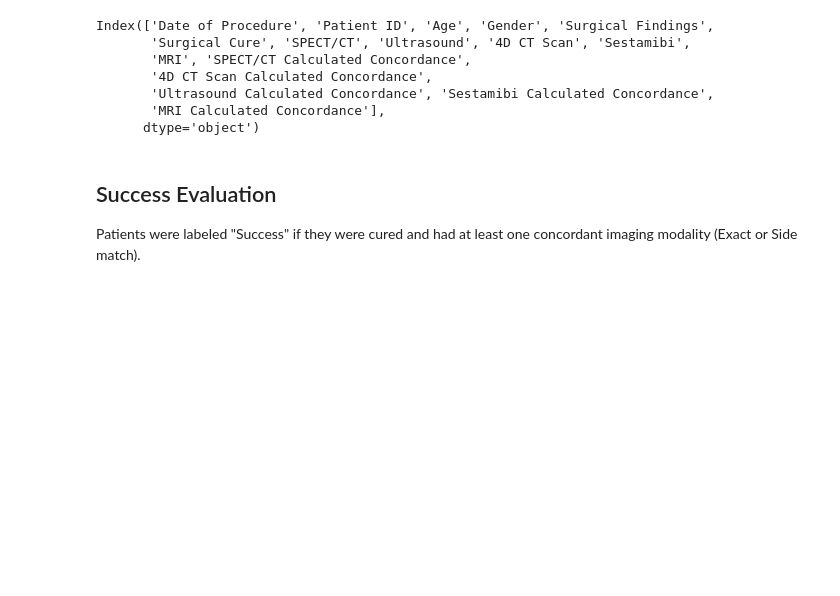
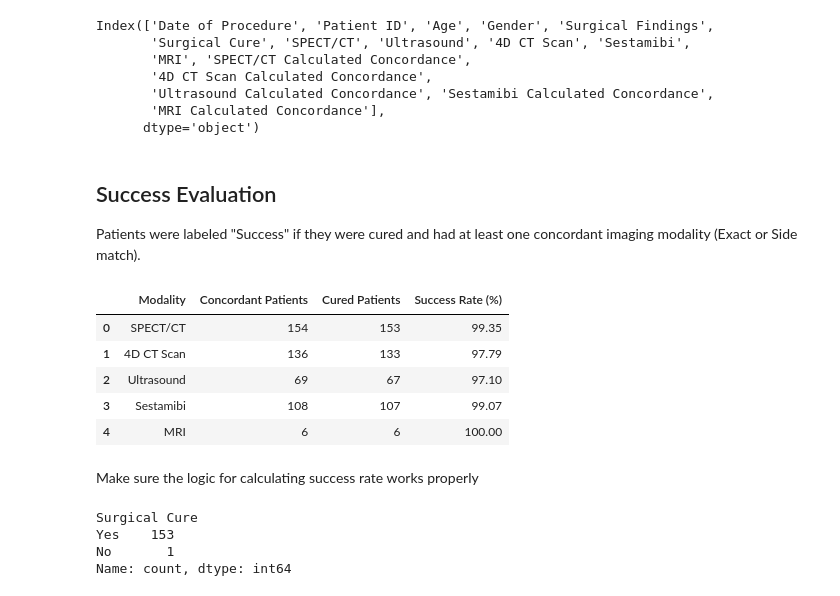
Before and after one commit to Jonah-Schwartz521/parathyroid-imaging-evaluation, a Jupyter notebook: ModalityConcordance.ipynb, the cells around one changed output. Saved outputs shown, nothing was run; the diff lists cells and outputs as text; code cells hidden in the pictures; blank space fills up the shorter version.

Commit message:
calculated the success rate for each modality

```diff
--- a/ModalityConcordance.ipynb
+++ b/ModalityConcordance.ipynb
@@ -211,7 +211,7 @@ Patients were labeled "Success" if they were cured and had at least one concorda
 # create the function that checks if each procedure was a success
 def check_success(row, modalities):
     # check if the patient was cured
-    if str([row['Surgical Cure']].strip().lower() != 'yes'):
+    if str(row['Surgical Cure']).strip().lower() != 'yes':
         return 'No'
 
     # check if modality was concordant, similar as before
@@ -226,3 +226,58 @@ def check_success(row, modalities):
 
 # apply the function to df
 preop_imaging_df['Success'] = preop_imaging_df.apply(lambda row: check_success(row, modalities), axis=1)
+# %%
+# calculate the success rate for each modality
+
+# initialize a summary list
+modality_success_summary = []
+
+for modality in modalities:
+    col = modality + ' Calculated Concordance'
+
+    # filter for patients with concordant imaging
+    concordant = preop_imaging_df[preop_imaging_df[col].isin(['Yes (Exact)', 'Yes (Side)'])]
+
+    # Count how many were cured
+    cured_count = concordant[concordant['Surgical Cure'].str.strip().str.lower() == 'yes'].shape[0]
+    total_concordant = concordant.shape[0]
+
+    # get the sucess rate
+    success_rate = round((cured_count / total_concordant) * 100, 2) if total_concordant > 0 else 0
+
+    modality_success_summary.append({
+        'Modality': modality,
+        'Concordant Patients': total_concordant,
+        'Cured Patients': cured_count,
+        'Success Rate (%)': success_rate
+    })
+
+# Convert to dataframe
+modality_success_df = pd.DataFrame(modality_success_summary)
+display(modality_success_df)
+# %% [output]
+|  | Modality | Concordant Patients | Cured Patients | Success Rate (%) |
+| 0 | SPECT/CT | 154 | 153 | 99.35 |
+| 1 | 4D CT Scan | 136 | 133 | 97.79 |
+| 2 | Ultrasound | 69 | 67 | 97.10 |
+| 3 | Sestamibi | 108 | 107 | 99.07 |
+| 4 | MRI | 6 | 6 | 100.00 |
+# %% [markdown]
+Make sure the logic for calculating success rate works properly
+# %%
+# test the logic with 2 modalites
+
+# show all rows where Sestamibi was concordant
+sestamibi_concordant = preop_imaging_df[preop_imaging_df['Sestamibi Calculated Concordance'].isin(['Yes (Exact)', 'Yes (Side)'])]
+
+# of those, how many were cured?
+sestamibi_concordant['Surgical Cure'].value_counts()
+
+
+spect_concordant = preop_imaging_df[preop_imaging_df['SPECT/CT Calculated Concordance'].isin(['Yes (Exact)', 'Yes (Side)'])]
+spect_concordant['Surgical Cure'].value_counts()
+# %% [output]
+Surgical Cure
+Yes    153
+No       1
+Name: count, dtype: int64
```
